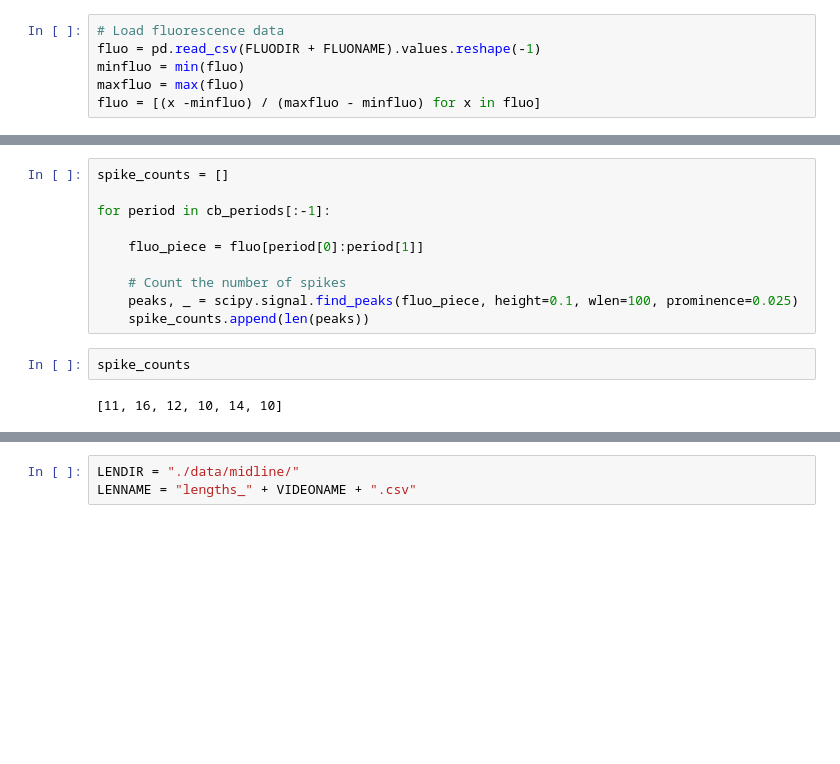
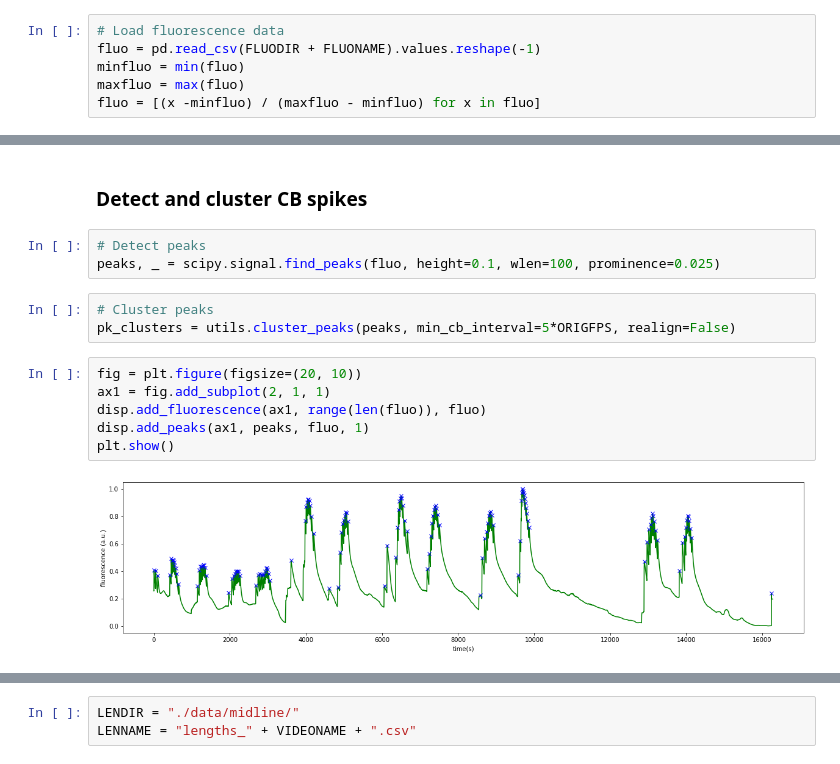
Before and after one commit to hengjiwang/hydracv, a Jupyter notebook: hydracv/elongation_dynamics.ipynb, the cells around one changed output, grey strips where cells are left out. Cells and saved outputs as stored; diff of their text form; blank space fills up the shorter version.

```diff
--- a/hydracv/elongation_dynamics.ipynb
+++ b/hydracv/elongation_dynamics.ipynb
@@ -111,14 +49,16 @@ plt.plot(fluo)
+# %% [markdown]
+### Detect and cluster CB spikes
 # %%
-spike_counts = []
-
-for period in cb_periods[:-1]:
-
-    fluo_piece = fluo[period[0]:period[1]]
-
-    # Count the number of spikes
-    peaks, _ = scipy.signal.find_peaks(fluo_piece, height=0.1, wlen=100, prominence=0.025)
-    spike_counts.append(len(peaks))
+# Detect peaks
+peaks, _ = scipy.signal.find_peaks(fluo, height=0.1, wlen=100, prominence=0.025)
-# %%
-spike_counts
-# %% [output]
-[11, 16, 12, 10, 14, 10]
+# %%
+# Cluster peaks
+pk_clusters = utils.cluster_peaks(peaks, min_cb_interval=5*ORIGFPS, realign=False)
+# %%
+fig = plt.figure(figsize=(20, 10))
+ax1 = fig.add_subplot(2, 1, 1)
+disp.add_fluorescence(ax1, range(len(fluo)), fluo)
+disp.add_peaks(ax1, peaks, fluo, 1)
+plt.show()
+# %% [output]
+[figure, added]
```
Also changed, not shown: parts of 24 cells of this notebook, 3 other files.
